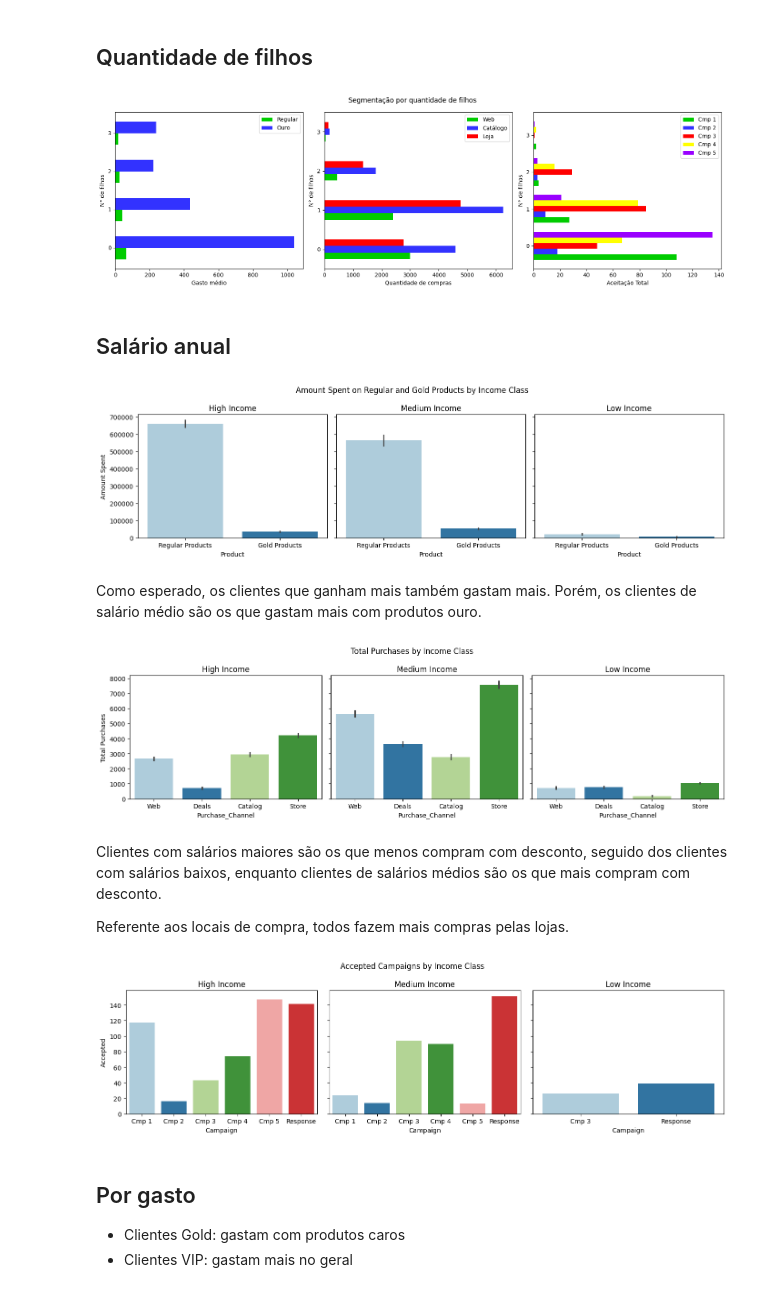
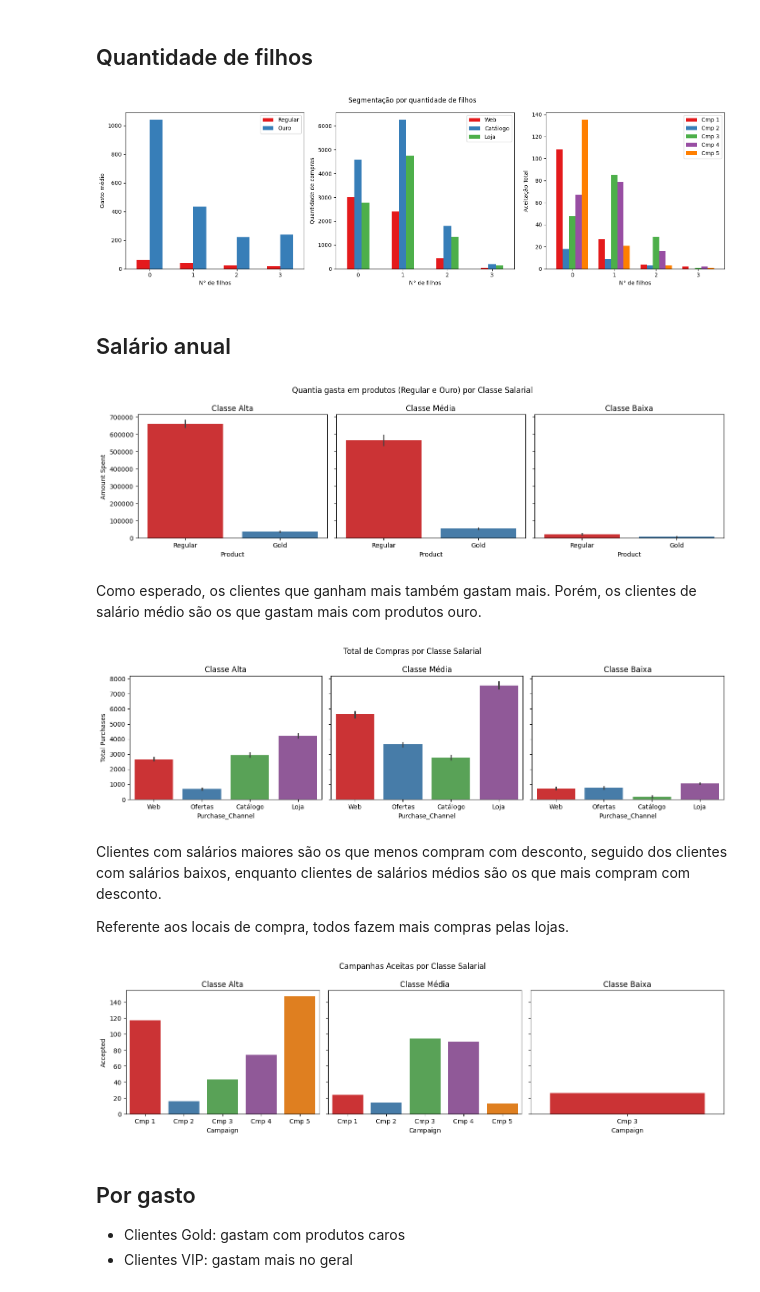
Before and after one commit to victoriaprestes/ifood-data-analyst-case, a Jupyter notebook: iFood_Data_Analyst_Case_An_Exploratory_Analysis.ipynb, the cells around one changed output. Drawn from its saved outputs; the diff is of its cells as text; code cells hidden in the pictures.

```diff
--- a/iFood_Data_Analyst_Case_An_Exploratory_Analysis.ipynb
+++ b/iFood_Data_Analyst_Case_An_Exploratory_Analysis.ipynb
@@ -255,7 +254,7 @@ plt.show()
 # Criando gráficos das variáveis categóricas quantitativas
 fig, ax = plt.subplots(1,2, figsize=[13,4])
 for i, col in enumerate(['TotalAccepted', 'NumChildren']):
-  sns.countplot(data=ifood_df, x=col, ax=ax[i], hue=col, stat='percent')
+  sns.countplot(data=ifood_df, x=col, ax=ax[i], hue=col, stat='percent', palette='Blues_d')
   ax[i].set_ylabel('Percentual')
 plt.suptitle('Distribuição de variáveis categóricas quantitativas')
 plt.tight_layout()
@@ -268,9 +267,10 @@ plt.show()
 fig, ax = plt.subplots(2,4, figsize=[14,6])
 ax = ax.flatten()
 for i, col in enumerate(['AcceptedCmp1', 'AcceptedCmp2', 'AcceptedCmp3', 'AcceptedCmp4', 'AcceptedCmp5', 'Response', 'Complain']):
-  sns.countplot(data=ifood_df, x=col, ax=ax[i], hue=col, stat='percent', legend=False)
+  sns.countplot(data=ifood_df, x=col, ax=ax[i], hue=col, stat='percent', legend=False, palette='Set1')
 plt.suptitle('Distribuição de variáveis booleanas')
 ax[i].set_ylabel('Percentual')
+
 plt.tight_layout()
 plt.show()
 # %% [output]
@@ -462,55 +437,56 @@ campaigns_melted_children = pd.melt(ifood_df, id_vars=['NumChildren'], value_var
 campaigns_by_children = campaigns_melted_children.groupby(['NumChildren', 'Campaign'], observed=True)['Accepted'].sum().unstack()
 campaigns_by_children.columns = ['Cmp 1', 'Cmp 2', 'Cmp 3', 'Cmp 4', 'Cmp 5']
 # %%
-def plot_children(xlabels=None,*args):
+custom = sns.color_palette("Set1")
+def plot_children(ylabels=None,*args):
   # Cria uma figura com o gráfico de barras para cada estado civil.
   fig,ax = plt.subplots(1,3, figsize=(16,5))
   df_list = [products_by_children, channels_by_children, campaigns_by_children]
   widths = [0.6, 0.5, 0.75]
-  cmap = ['#00CC00', '#3232FF', '#FF0000', '#FFFF00', '#9900FF']
   for i, df in enumerate(df_list):
-    df_list[i].plot(kind='barh', stacked=False, ax=ax[i], color=cmap, width=widths[i])
-    ax[i].set_xlabel(xlabels[i])
-    ax[i].set_ylabel('N° de filhos')
-    ax[i].legend(loc='upper right')
+    df_list[i].plot(kind='bar', stacked=False, ax=ax[i], color=custom, width=widths[i])
+    ax[i].set_ylabel(ylabels[i])
+    ax[i].set_xlabel('N° de filhos')
+    ax[i].set_xticklabels(ax[i].get_xticklabels(),rotation=0)
   plt.suptitle('Segmentação por quantidade de filhos')
   plt.tight_layout()
   plt.show()
 
-plot_children(xlabels=['Gasto médio', 'Quantidade de compras', 'Aceitação Total'])
+plot_children(ylabels=['Gasto médio', 'Quantidade de compras', 'Aceitação Total'])
 # %% [output]
-[figure, old version]
+[figure, new version]
 # %% [markdown]
 ## Salário anual
 # %%
 # Criando as novas colunas
-ifood_df['high_income'] = ifood_df['Income'] >= 70000
-ifood_df['medium_income'] = (ifood_df['Income'] > 30000) & (ifood_df['Income'] < 70000)
-ifood_df['low_income'] = ifood_df['Income'] <= 30000
+salaries = ifood_df.copy()
+salaries['high_income'] = ifood_df['Income'] >= 70000
+salaries['medium_income'] = (ifood_df['Income'] > 30000) & (ifood_df['Income'] < 70000)
+salaries['low_income'] = ifood_df['Income'] <= 30000
 # %%
 def high_income_melt(value_vars, var_name, value_name):
   # Cria uma tabela em que 'high_income' é o ID com tipo de produto e valor como colunas
-  melted = pd.melt(ifood_df, id_vars=['high_income'], value_vars=value_vars, var_name=var_name, value_name=value_name)
+  melted = pd.melt(salaries, id_vars=['high_income'], value_vars=value_vars, var_name=var_name, value_name=value_name)
   return melted[melted['high_income'] == True]
 
 def medium_income_melt(value_vars, var_name, value_name):
  # Cria uma tabela em que 'medium_income' é o ID com tipo de produto e valor como colunas
-  melted = pd.melt(ifood_df, id_vars=['medium_income'], value_vars=value_vars, var_name=var_name, value_name=value_name)
+  melted = pd.melt(salaries, id_vars=['medium_income'], value_vars=value_vars, var_name=var_name, value_name=value_name)
   return melted[melted['medium_income'] == True]
 
 def low_income_melt(value_vars, var_name, value_name):
  # Cria uma tabela em que 'low_income' é o ID com tipo de produto e valor como colunas
-  melted = pd.melt(ifood_df, id_vars=['low_income'], value_vars=value_vars, var_name=var_name, value_name=value_name)
+  melted = pd.melt(salaries, id_vars=['low_income'], value_vars=value_vars, var_name=var_name, value_name=value_name)
   return melted[melted['low_income'] == True]
 
 
 def plot_income(x_col, y_col, df_list, hue_col, *args, **kwargs):
   # Cria uma figura com o gráfico de barras de cada intervalo salarial.
   fig, ax = plt.subplots(1,3, **kwargs, sharey=True)
-  titles = ['High Income', 'Medium Income', 'Low Income']
+  titles = ['Classe Alta', 'Classe Média', 'Classe Baixa']
   for i, df in enumerate(df_list):
     total = df[y_col].sum()
-    sns.barplot(x=x_col, y=y_col, data=df, hue=hue_col, ax=ax[i], estimator=sum)
+    sns.barplot(x=x_col, y=y_col, data=df, hue=hue_col, ax=ax[i], estimator=sum, palette='Set1')
     ax[i].set_title(titles[i])
 
   plt.suptitle(*args)
@@ -523,13 +499,13 @@ medium_income_mnt = medium_income_melt(value_vars=['MntRegularProds', 'MntGoldPr
 low_income_mnt = low_income_melt(value_vars=['MntRegularProds', 'MntGoldProds'], var_name='Product', value_name='Amount Spent')
 
 #Mudando o nome das variáveis
-high_income_mnt['Product'] = high_income_mnt['Product'].replace({'MntRegularProds': 'Regular Products', 'MntGoldProds': 'Gold Products'})
-medium_income_mnt['Product'] = medium_income_mnt['Product'].replace({'MntRegularProds': 'Regular Products', 'MntGoldProds': 'Gold Products'})
-low_income_mnt['Product'] = low_income_mnt['Product'].replace({'MntRegularProds': 'Regular Products', 'MntGoldProds': 'Gold Products'})
+high_income_mnt['Product'] = high_income_mnt['Product'].replace({'MntRegularProds': 'Regular', 'MntGoldProds': 'Gold'})
+medium_income_mnt['Product'] = medium_income_mnt['Product'].replace({'MntRegularProds': 'Regular', 'MntGoldProds': 'Gold'})
+low_income_mnt['Product'] = low_income_mnt['Product'].replace({'MntRegularProds': 'Regular', 'MntGoldProds': 'Gold'})
 
-plot_income('Product', 'Amount Spent', [high_income_mnt, medium_income_mnt, low_income_mnt], 'Product', 'Amount Spent on Regular and Gold Products by Income Class', figsize=(14,4))
+plot_income('Product', 'Amount Spent', [high_income_mnt, medium_income_mnt, low_income_mnt], 'Product', 'Quantia gasta em produtos (Regular e Ouro) por Classe Salarial', figsize=(14,4))
 # %% [output]
-[figure, old version]
+[figure, new version]
 # %% [markdown]
 Como esperado, os clientes que ganham mais também gastam mais. Porém, os clientes de salário médio são os que gastam mais com produtos ouro.
 # %%
@@ -538,35 +514,35 @@ high_income_purchases = high_income_melt(value_vars=['NumWebPurchases', 'NumDeal
 medium_income_purchases = medium_income_melt(value_vars=['NumWebPurchases', 'NumDealsPurchases', 'NumCatalogPurchases', 'NumStorePurchases'], var_name='Purchase_Channel', value_name='Total Purchases')
 low_income_purchases = low_income_melt(value_vars=['NumWebPurchases', 'NumDealsPurchases', 'NumCatalogPurchases', 'NumStorePurchases'], var_name='Purchase_Channel', value_name='Total Purchases')
 #Mudando o nome das variáveis
-high_income_purchases['Purchase_Channel'] = high_income_purchases['Purchase_Channel'].replace({'NumWebPurchases':'Web', 'NumDealsPurchases': 'Deals', 'NumCatalogPurchases':'Catalog', 'NumStorePurchases':'Store'})
-medium_income_purchases['Purchase_Channel'] = medium_income_purchases['Purchase_Channel'].replace({'NumWebPurchases':'Web', 'NumDealsPurchases': 'Deals', 'NumCatalogPurchases':'Catalog', 'NumStorePurchases':'Store'})
-low_income_purchases['Purchase_Channel'] = low_income_purchases['Purchase_Channel'].replace({'NumWebPurchases':'Web', 'NumDealsPurchases': 'Deals', 'NumCatalogPurchases':'Catalog', 'NumStorePurchases':'Store'})
+high_income_purchases['Purchase_Channel'] = high_income_purchases['Purchase_Channel'].replace({'NumWebPurchases':'Web', 'NumDealsPurchases': 'Ofertas', 'NumCatalogPurchases':'Catálogo', 'NumStorePurchases':'Loja'})
+medium_income_purchases['Purchase_Channel'] = medium_income_purchases['Purchase_Channel'].replace({'NumWebPurchases':'Web', 'NumDealsPurchases': 'Ofertas', 'NumCatalogPurchases':'Catálogo', 'NumStorePurchases':'Loja'})
+low_income_purchases['Purchase_Channel'] = low_income_purchases['Purchase_Channel'].replace({'NumWebPurchases':'Web', 'NumDealsPurchases': 'Ofertas', 'NumCatalogPurchases':'Catálogo', 'NumStorePurchases':'Loja'})
 
-plot_income('Purchase_Channel', 'Total Purchases', [high_income_purchases, medium_income_purchases, low_income_purchases], 'Purchase_Channel', 'Total Purchases by Income Class', figsize=(14,4))
+plot_income('Purchase_Channel', 'Total Purchases', [high_income_purchases, medium_income_purchases, low_income_purchases], 'Purchase_Channel', 'Total de Compras por Classe Salarial', figsize=(14,4))
 # %% [output]
-[figure, old version]
+[figure, new version]
 # %% [markdown]
 Clientes com salários maiores são os que menos compram com desconto, seguido dos clientes com salários baixos, enquanto clientes de salários médios são os que mais compram com desconto.
 
 Referente aos locais de compra, todos fazem mais compras pelas lojas.
 # %%
 # Separando as classes de salário por aceitação de campanhas
-high_income_acceptance = high_income_melt(value_vars=['AcceptedCmp1', 'AcceptedCmp2', 'AcceptedCmp3', 'AcceptedCmp4', 'AcceptedCmp5', 'Response'], var_name='Campaign', value_name='Accepted')
-medium_income_acceptance = medium_income_melt(value_vars=['AcceptedCmp1', 'AcceptedCmp2', 'AcceptedCmp3', 'AcceptedCmp4', 'AcceptedCmp5', 'Response'], var_name='Campaign', value_name='Accepted')
-low_income_acceptance = low_income_melt(value_vars=['AcceptedCmp1', 'AcceptedCmp2', 'AcceptedCmp3', 'AcceptedCmp4', 'AcceptedCmp5', 'Response'], var_name='Campaign', value_name='Accepted')
+high_income_acceptance = high_income_melt(value_vars=['AcceptedCmp1', 'AcceptedCmp2', 'AcceptedCmp3', 'AcceptedCmp4', 'AcceptedCmp5'], var_name='Campaign', value_name='Accepted')
+medium_income_acceptance = medium_income_melt(value_vars=['AcceptedCmp1', 'AcceptedCmp2', 'AcceptedCmp3', 'AcceptedCmp4', 'AcceptedCmp5'], var_name='Campaign', value_name='Accepted')
+low_income_acceptance = low_income_melt(value_vars=['AcceptedCmp1', 'AcceptedCmp2', 'AcceptedCmp3', 'AcceptedCmp4', 'AcceptedCmp5'], var_name='Campaign', value_name='Accepted')
 #Mudando o nome das variáveis
 high_income_acceptance['Campaign'] = high_income_acceptance['Campaign'].replace({'AcceptedCmp1': 'Cmp 1', 'AcceptedCmp2': 'Cmp 2', 'AcceptedCmp3': 'Cmp 3', 'AcceptedCmp4': 'Cmp 4', 'AcceptedCmp5': 'Cmp 5'})
 medium_income_acceptance['Campaign'] = medium_income_acceptance['Campaign'].replace({'AcceptedCmp1': 'Cmp 1', 'AcceptedCmp2': 'Cmp 2', 'AcceptedCmp3': 'Cmp 3', 'AcceptedCmp4': 'Cmp 4', 'AcceptedCmp5': 'Cmp 5'})
 low_income_acceptance['Campaign'] = low_income_acceptance['Campaign'].replace({'AcceptedCmp1': 'Cmp 1', 'AcceptedCmp2': 'Cmp 2', 'AcceptedCmp3': 'Cmp 3', 'AcceptedCmp4': 'Cmp 4', 'AcceptedCmp5': 'Cmp 5'})
 
 # Filtrando somente as campanhas aceitas
 high_income_acceptance = high_income_acceptance[high_income_acceptance['Accepted'] == True]
 medium_income_acceptance = medium_income_acceptance[medium_income_acceptance['Accepted'] == True]
 low_income_acceptance = low_income_acceptance[low_income_acceptance['Accepted'] == True]
 
-plot_income('Campaign', 'Accepted', [high_income_acceptance, medium_income_acceptance, low_income_acceptance], 'Campaign', 'Accepted Campaigns by Income Class', figsize=(14,4))
+plot_income('Campaign', 'Accepted', [high_income_acceptance, medium_income_acceptance, low_income_acceptance], 'Campaign', 'Campanhas Aceitas por Classe Salarial', figsize=(14,4))
 # %% [output]
-[figure, old version]
+[figure, new version]
 # %% [markdown]
 ## Por gasto
 * Clientes Gold: gastam com produtos caros
```
Also changed, not shown: parts of 23 cells of this notebook.
